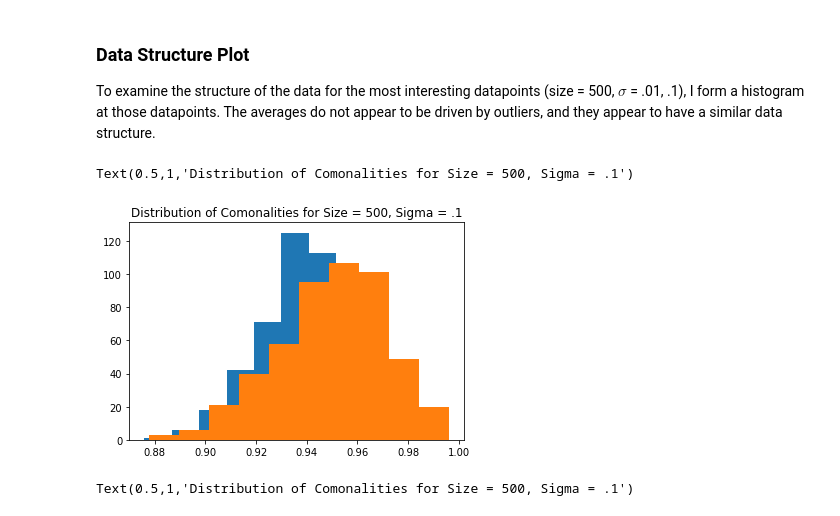
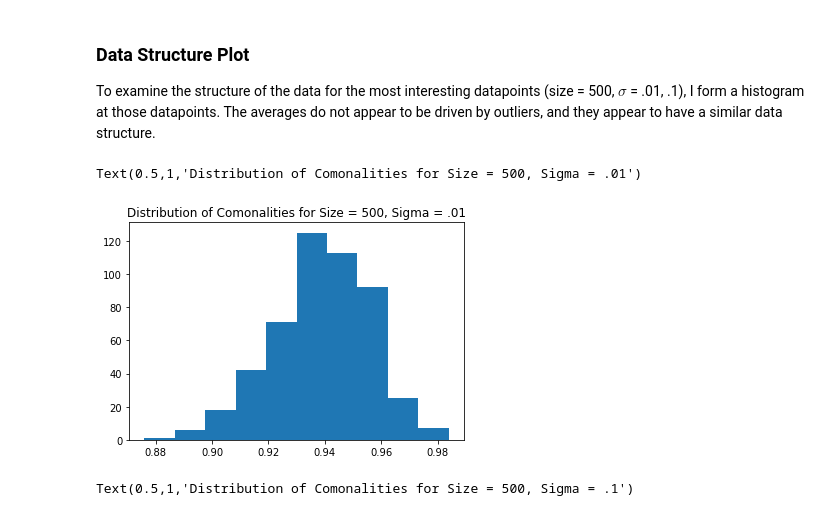
Before and after one commit to tgardnerh/MarketDesign, a Jupyter notebook: correlated preferences simulation.ipynb, the cells around one changed output. Cells and saved outputs as stored; diff of their text form; code cells hidden in the pictures.

```diff
--- a/correlated preferences simulation.ipynb
+++ b/correlated preferences simulation.ipynb
@@ -196,13 +184,9 @@ To examine the structure of the data for the most interesting datapoints (size =
 # %%
 plt.hist(simulation_results[(simulation_results['Market Size']== 500 ) &(simulation_results['Sigma']== .01 )]['% Commonality'])
 plt.title("Distribution of Comonalities for Size = 500, Sigma = .01")
-
-
-plt.hist(simulation_results[(simulation_results['Market Size']== 500 ) &(simulation_results['Sigma']== .1 )]['% Commonality'])
-plt.title("Distribution of Comonalities for Size = 500, Sigma = .1")
 # %% [output]
-Text(0.5,1,'Distribution of Comonalities for Size = 500, Sigma = .1')
+Text(0.5,1,'Distribution of Comonalities for Size = 500, Sigma = .01')
-[figure, old version]
+[figure, new version]
 # %%
 plt.hist(simulation_results[(simulation_results['Market Size']== 500 ) &(simulation_results['Sigma']== .1 )]['% Commonality'])
 plt.title("Distribution of Comonalities for Size = 500, Sigma = .1")
```
Also changed, not shown: parts of 3 cells of this notebook.
